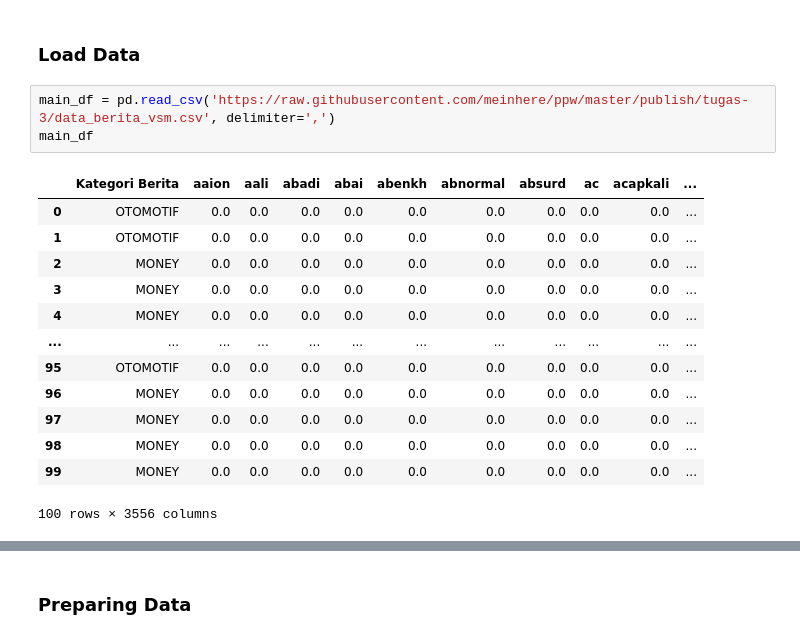
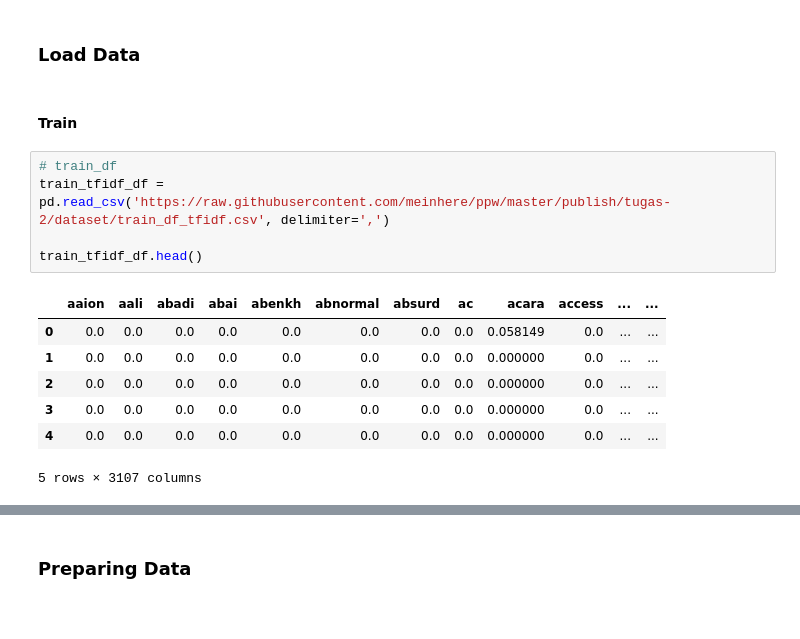
Before and after one commit to meinhere/ppw, a Jupyter notebook: publish/_build/jupyter_execute/tugas-3/main.ipynb, the cells around one changed output, grey strips where cells are left out. Saved outputs shown, nothing was run; the diff lists cells and outputs as text.

```diff
--- a/publish/_build/jupyter_execute/tugas-3/main.ipynb
+++ b/publish/_build/jupyter_execute/tugas-3/main.ipynb
@@ -51,20 +52,18 @@ KeyboardInterrupt:
 ## Proses Modeling
 # %% [markdown]
 ### Load Data
+# %% [markdown]
+#### Train
 # %%
-main_df = pd.read_csv('https://raw.githubusercontent.com/meinhere/ppw/master/publish/tugas-3/data_berita_vsm.csv', delimiter=',')
-main_df
+# train_df
+train_tfidf_df = pd.read_csv('https://raw.githubusercontent.com/meinhere/ppw/master/publish/tugas-2/dataset/train_df_tfidf.csv', delimiter=',')
+
+train_tfidf_df.head()
 # %% [output]
-|  | Kategori Berita | aaion | aali | abadi | abai | abenkh | abnormal | absurd | ac | acapkali | ... |
-| 0 | OTOMOTIF | 0.0 | 0.0 | 0.0 | 0.0 | 0.0 | 0.0 | 0.0 | 0.0 | 0.0 | ... |
-| 1 | OTOMOTIF | 0.0 | 0.0 | 0.0 | 0.0 | 0.0 | 0.0 | 0.0 | 0.0 | 0.0 | ... |
-| 2 | MONEY | 0.0 | 0.0 | 0.0 | 0.0 | 0.0 | 0.0 | 0.0 | 0.0 | 0.0 | ... |
-| 3 | MONEY | 0.0 | 0.0 | 0.0 | 0.0 | 0.0 | 0.0 | 0.0 | 0.0 | 0.0 | ... |
-| 4 | MONEY | 0.0 | 0.0 | 0.0 | 0.0 | 0.0 | 0.0 | 0.0 | 0.0 | 0.0 | ... |
-| ... | ... | ... | ... | ... | ... | ... | ... | ... | ... | ... | ... |
-| 95 | OTOMOTIF | 0.0 | 0.0 | 0.0 | 0.0 | 0.0 | 0.0 | 0.0 | 0.0 | 0.0 | ... |
-| 96 | MONEY | 0.0 | 0.0 | 0.0 | 0.0 | 0.0 | 0.0 | 0.0 | 0.0 | 0.0 | ... |
-| 97 | MONEY | 0.0 | 0.0 | 0.0 | 0.0 | 0.0 | 0.0 | 0.0 | 0.0 | 0.0 | ... |
-| 98 | MONEY | 0.0 | 0.0 | 0.0 | 0.0 | 0.0 | 0.0 | 0.0 | 0.0 | 0.0 | ... |
-| 99 | MONEY | 0.0 | 0.0 | 0.0 | 0.0 | 0.0 | 0.0 | 0.0 | 0.0 | 0.0 | ... |
+|  | aaion | aali | abadi | abai | abenkh | abnormal | absurd | ac | acara | access | ... | ... |
+| 0 | 0.0 | 0.0 | 0.0 | 0.0 | 0.0 | 0.0 | 0.0 | 0.0 | 0.058149 | 0.0 | ... | ... |
+| 1 | 0.0 | 0.0 | 0.0 | 0.0 | 0.0 | 0.0 | 0.0 | 0.0 | 0.000000 | 0.0 | ... | ... |
+| 2 | 0.0 | 0.0 | 0.0 | 0.0 | 0.0 | 0.0 | 0.0 | 0.0 | 0.000000 | 0.0 | ... | ... |
+| 3 | 0.0 | 0.0 | 0.0 | 0.0 | 0.0 | 0.0 | 0.0 | 0.0 | 0.000000 | 0.0 | ... | ... |
+| 4 | 0.0 | 0.0 | 0.0 | 0.0 | 0.0 | 0.0 | 0.0 | 0.0 | 0.000000 | 0.0 | ... | ... |
-100 rows × 3556 columns
+5 rows × 3107 columns
```
Also changed, not shown: parts of 13 cells of this notebook, 19 other files.
